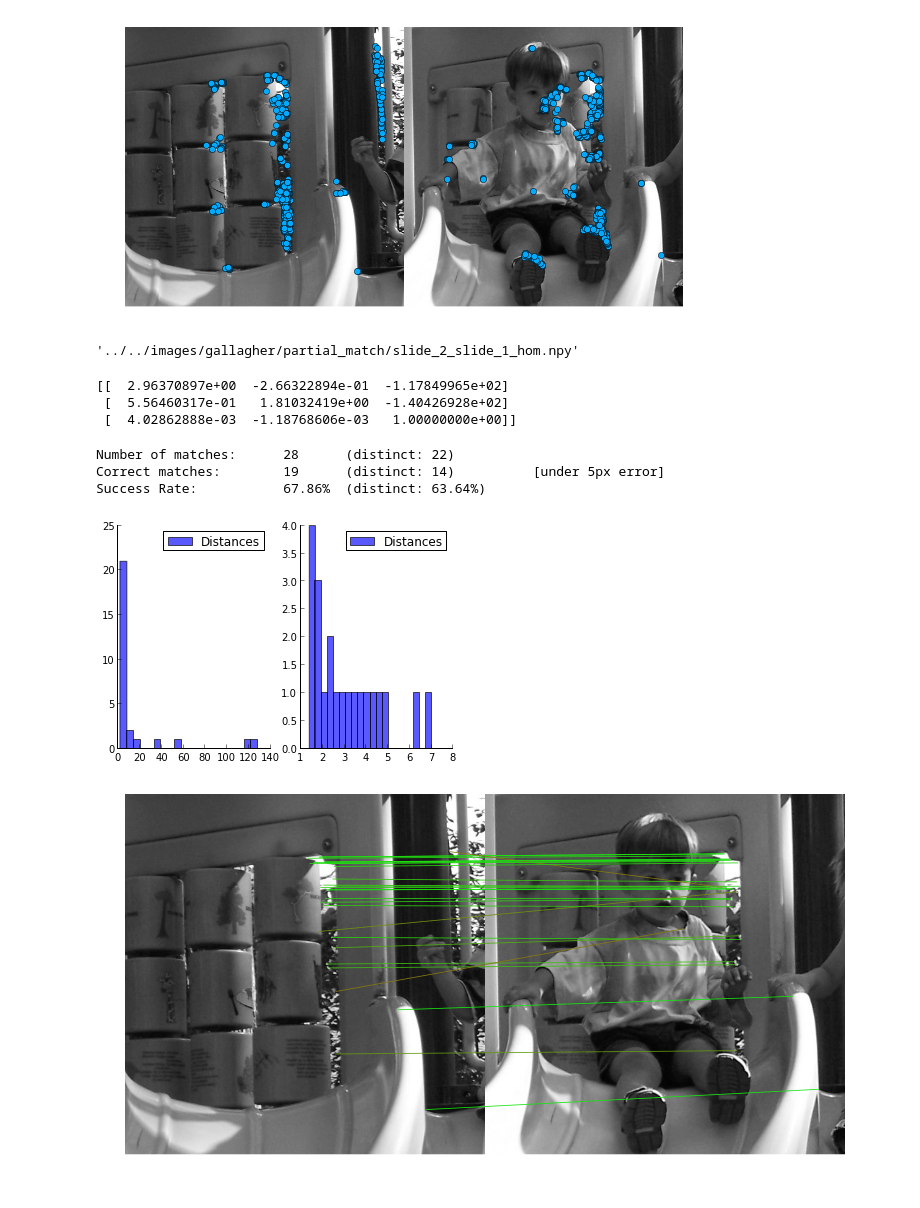
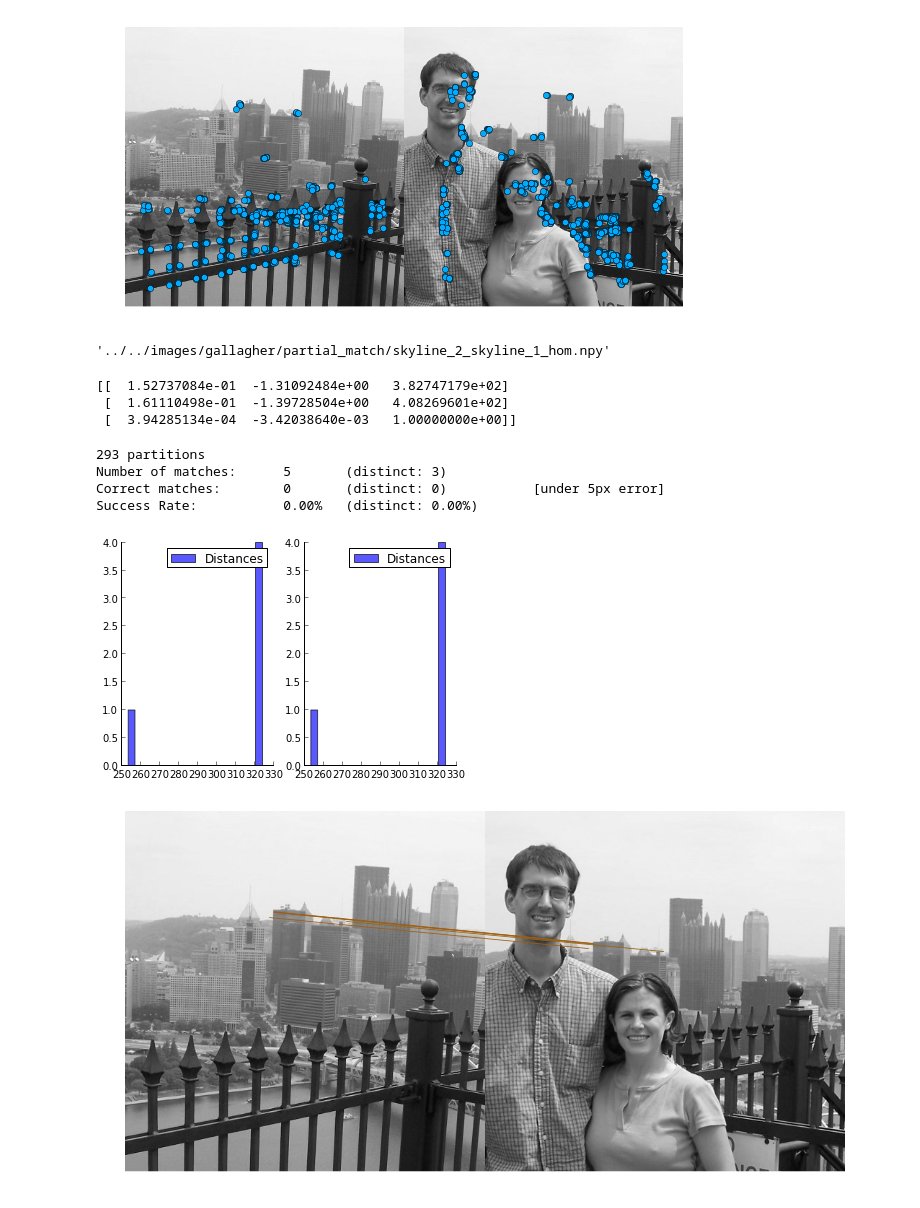
Before and after one commit to arnfred/Mirror-Match, a Jupyter notebook: code/cluster-match/occlusion-match-gallagher-test.ipynb, the cells around one changed output. Saved outputs shown, nothing was run; the diff lists cells and outputs as text; code cells hidden in the pictures.

```diff
--- a/code/cluster-match/occlusion-match-gallagher-test.ipynb
+++ b/code/cluster-match/occlusion-match-gallagher-test.ipynb
@@ -14,15 +14,15 @@ import features
 #paths = ['../../images/gallagher/partial_match/100_1941.jpg', '../../images/gallagher/partial_match/100_1942.jpg']
 #paths = ['../../images/gallagher/partial_match/100_1951.jpg', '../../images/gallagher/partial_match/100_1952.jpg']
 #paths = ['../../images/gallagher/partial_match/100_1998.jpg', '../../images/gallagher/partial_match/100_1999.jpg']
-paths = ['../../images/gallagher/partial_match/slide_2.jpg', '../../images/gallagher/partial_match/slide_1.jpg']
-#paths = ['../../images/gallagher/partial_match/skyline_2.jpg', '../../images/gallagher/partial_match/skyline_1.jpg']
+#paths = ['../../images/gallagher/partial_match/slide_2.jpg', '../../images/gallagher/partial_match/slide_1.jpg']
+paths = ['../../images/gallagher/partial_match/skyline_2.jpg', '../../images/gallagher/partial_match/skyline_1.jpg']
 #paths = ['../../images/gallagher/partial_match/stairs_2.jpg', '../../images/gallagher/partial_match/stairs_1.jpg']
 #paths = ['../../images/gallagher/partial_match/slide2_2.jpg', '../../images/gallagher/partial_match/slide2_1.jpg']
 #paths = ['../../images/gallagher/partial_match/100_2151.jpg', '../../images/gallagher/partial_match/100_2154.jpg']
 #paths = ['../../images/gallagher/partial_match/skyline3_2.jpg', '../../images/gallagher/partial_match/skyline2_1.jpg']
 #paths = ['../../images/florian/3a.jpg', '../../images/florian/3b.jpg']
 #paths = ['../../images/florian/6a.jpg', '../../images/florian/6b.jpg']
-#paths = ['../../images/florian/freddy_2.jpg', '../../images/florian/freddy_1.jpg']
+#paths = ['../../images/florian/freddy_2.jpg', '../../images/florian/freddy_1.jpg'] # Good example of where it doesn't work
 #paths = ['../../images/gallagher/partial_match/water_2.jpg', '../../images/gallagher/partial_match/water_1.jpg']
 #paths = ['../../images/florian/lion_1.jpg', '../../images/florian/freddy_1.jpg']
 # %%
@@ -33,6 +33,8 @@ H = numpy.ones((3,3))
 # %%
 # Get images
 images = map(features.loadImage, paths)
+
+dt = 5
 
 # Get keypoints
 indices, ks, ds = features.getFeatures(paths)
@@ -53,7 +55,7 @@ matches = matching.pruneMatches(match_points)
 # display keypoints
 display.compareKeypoints(images[0], images[1], positions[indices == 0], positions[indices == 1])
 # %% [output]
-[figure, old version]
+[figure, new version]
 # %%
 def getHomographyPath(paths) :
     d = "/".join(paths[0].split('/')[0:-1])
@@ -63,21 +65,22 @@ def getHomographyPath(paths) :
 
 getHomographyPath(paths)
 # %% [output]
-'../../images/gallagher/partial_match/slide_2_slide_1_hom.npy'
+'../../images/gallagher/partial_match/skyline_2_skyline_1_hom.npy'
 # %%
 # Get real homography (Normally this code is not touched
 if False :
-    c = [1,4,26,30,31,36,39,80,82,83,130,133]
-    l = range(130,140)
-    l = [133]
+    c = [0,1,3,5,6,33,47,57,66,116,216,306,326,356]
+    l = range(0,100)
+    l = [356]
     correct = [m for i,m in enumerate(matches_2) if i in c]
-    display.matches(images[0], images[1], correct, filename=None)
+    display.matchPoints(images[0], images[1], correct, filename=None)
     match_1, match_2 = zip(*correct)
-    homography, blup = cv2.findHomography(numpy.array(match_1), numpy.array(match_2))
-    homography_path = getHomographyPath(paths)
-    numpy.savetxt(homography_path, homography)
-    print(homography)
-    print(homography_path)
+    if True :
+        homography, blup = cv2.findHomography(numpy.array(match_1), numpy.array(match_2))
+        homography_path = getHomographyPath(paths)
+        numpy.savetxt(homography_path, homography)
+        print(homography)
+        print(homography_path)
 # %%
 try :
     homography_path = getHomographyPath(paths)
@@ -89,28 +92,35 @@ except IOError :
     homography, blup = cv2.findHomography(numpy.array(match_1), numpy.array(match_2), cv2.RANSAC)
 print(homography)
 # %% [output]
-[[  2.96370897e+00  -2.66322894e-01  -1.17849965e+02]
- [  5.56460317e-01   1.81032419e+00  -1.40426928e+02]
- [  4.02862888e-03  -1.18768606e-03   1.00000000e+00]]
+[[  1.52737084e-01  -1.31092484e+00   3.82747179e+02]
+ [  1.61110498e-01  -1.39728504e+00   4.08269601e+02]
+ [  3.94285134e-04  -3.42038640e-03   1.00000000e+00]]
 # %%
-pf = weightMatrix.pruneHighest
+pf = weightMatrix.pruneTreshold
 matches_1, dist_1 = matching.testMatch(paths,
                              homography,
                              matching.clusterMatch,
                              options = {
                                  "prune_fun" : pf,
-                                 "prune_limit" : 4.5,
-                                 "min_edges": 1
+                                 "prune_limit" : 3,
+                                 "min_edges": 1,
+                                 "min_coherence" : 0.02,
+                                 "verbose" : False,
+                                 "prune" : False,
+                                 "split_limit" : 10,
+                                 "cluster_prune_limit" : 1.5,
+                                 "distance_treshold" : dt,
                              })
 # %% [output]
-Number of matches:      28      (distinct: 22)
-Correct matches:        19      (distinct: 14)          [under 5px error]
-Success Rate:           67.86%  (distinct: 63.64%)
+293 partitions
+Number of matches:      5       (distinct: 3)
+Correct matches:        0       (distinct: 0)           [under 5px error]
+Success Rate:           0.00%   (distinct: 0.00%)
-[figure, old version]
+[figure, new version]
 # %%
 display.matchPoints(images[0], images[1], matches_1, dist_1, filename="louvain-occlusion.png")
 # %% [output]
-[figure, old version]
+[figure, new version]
 # %%
 matches_2, dist_2 = matching.testMatch(paths,
                              homography,
```
Also changed, not shown: parts of 7 cells of this notebook, 18 other files.
